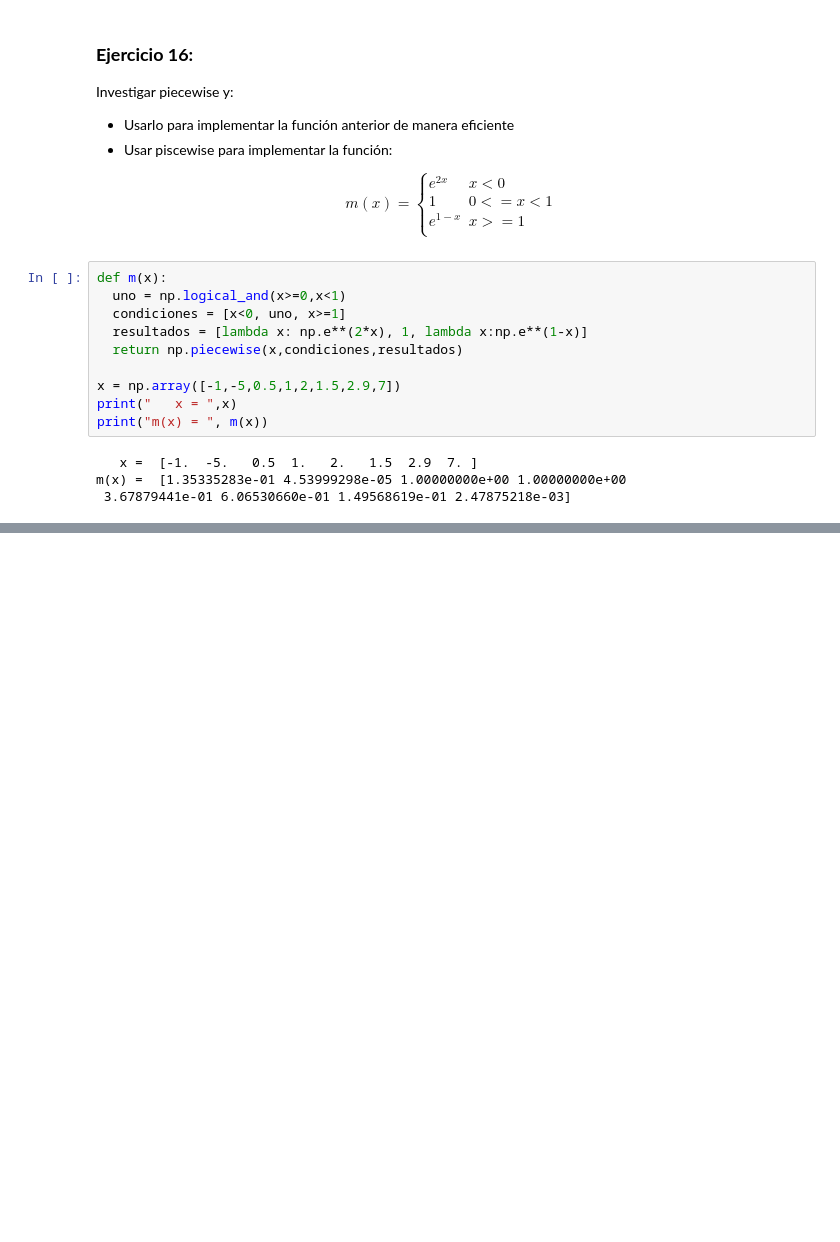
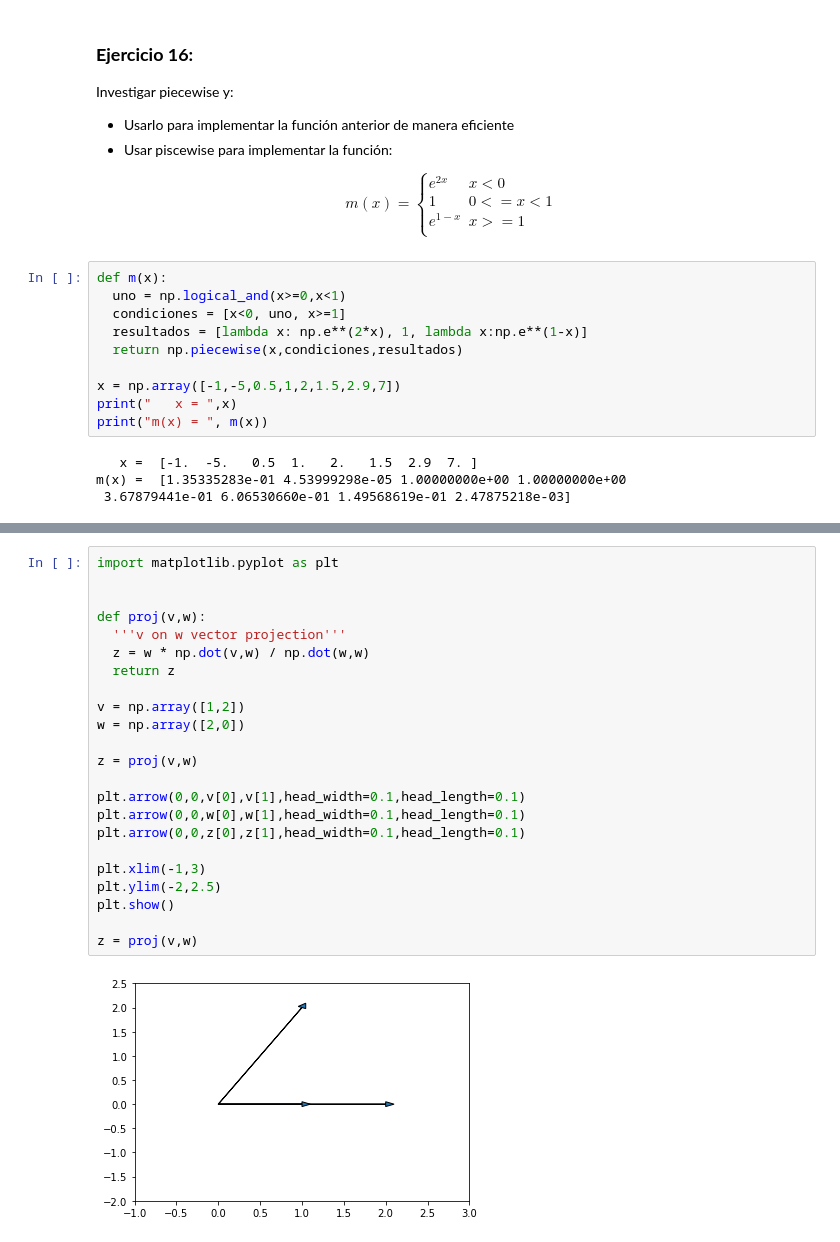
Before and after one commit to lmflorian/DCP, a Jupyter notebook: Tarea05/Tarea05_Luis_Florian.ipynb, the cells around one changed output, grey strips where cells are left out. Cells and saved outputs as stored; diff of their text form; blank space fills up the shorter version.

```diff
--- a/Tarea05/Tarea05_Luis_Florian.ipynb
+++ b/Tarea05/Tarea05_Luis_Florian.ipynb
@@ -329,0 +342,25 @@ m(x) =  [1.35335283e-01 4.53999298e-05 1.00000000e+00 1.00000000e+00
+# %%
+import matplotlib.pyplot as plt
+
+
+def proj(v,w):
+  '''v on w vector projection'''
+  z = w * np.dot(v,w) / np.dot(w,w)
+  return z
+
+v = np.array([1,2])
+w = np.array([2,0])
+
+z = proj(v,w)
+
+plt.arrow(0,0,v[0],v[1],head_width=0.1,head_length=0.1)
+plt.arrow(0,0,w[0],w[1],head_width=0.1,head_length=0.1)
+plt.arrow(0,0,z[0],z[1],head_width=0.1,head_length=0.1)
+
+plt.xlim(-1,3)
+plt.ylim(-2,2.5)
+plt.show()
+
+z = proj(v,w)
+# %% [output]
+[figure, added]
```
Also changed, not shown: parts of 11 cells of this notebook.
